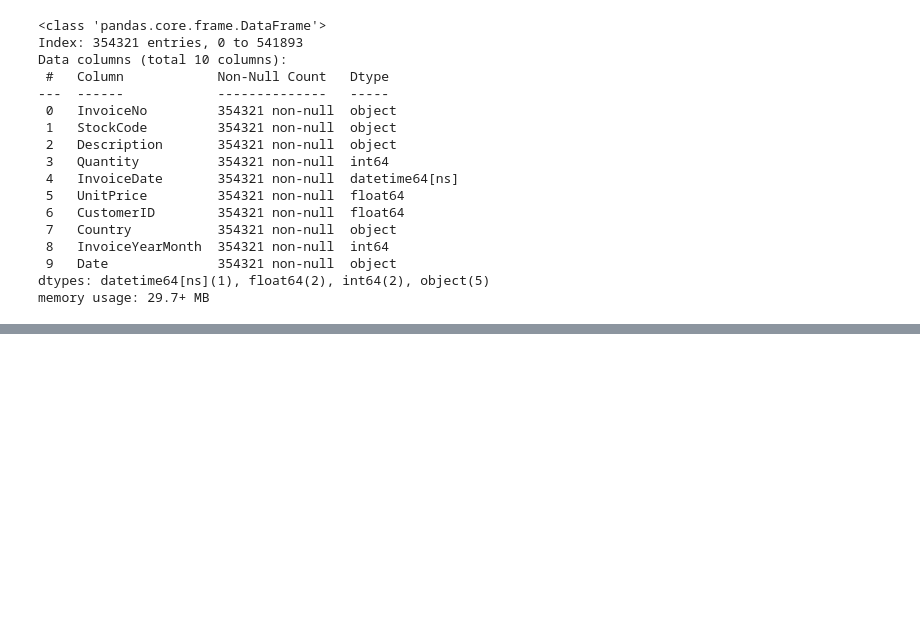
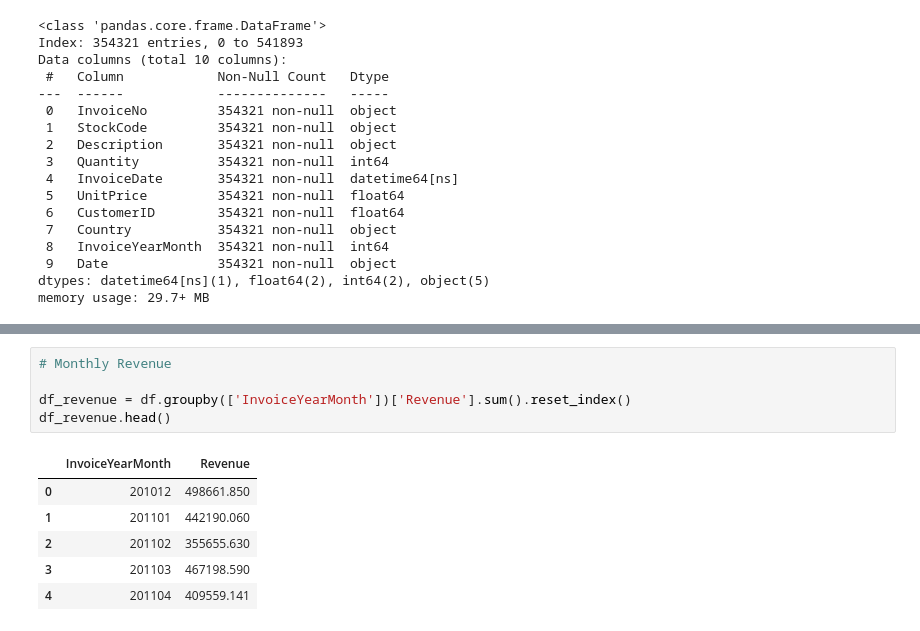
Before and after one commit to hmtalha786/Book-Recommendation-System, a Jupyter notebook: Code.ipynb, the cells around one changed output, grey strips where cells are left out. Drawn from its saved outputs; the diff is of its cells as text; blank space fills up the shorter version.

```diff
--- a/Code.ipynb
+++ b/Code.ipynb
@@ -204,0 +281,12 @@ memory usage: 29.7+ MB
+# %%
+# Monthly Revenue
+
+df_revenue = df.groupby(['InvoiceYearMonth'])['Revenue'].sum().reset_index()
+df_revenue.head()
+# %% [output]
+|  | InvoiceYearMonth | Revenue |
+| 0 | 201012 | 498661.850 |
+| 1 | 201101 | 442190.060 |
+| 2 | 201102 | 355655.630 |
+| 3 | 201103 | 467198.590 |
+| 4 | 201104 | 409559.141 |
```
Also changed, not shown: parts of 11 cells of this notebook.
